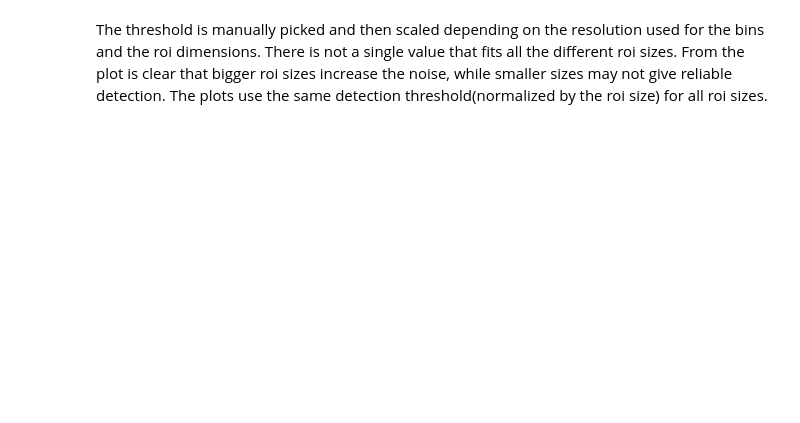
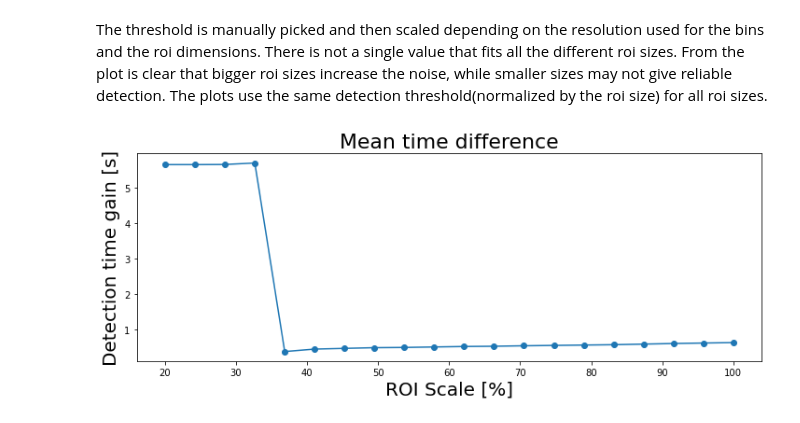
Before and after one commit to event-driven-robotics/EDPR-APRIL, a Jupyter notebook: fault_button/eventrate_test/detection_thresh.ipynb, the cells around one changed output. Drawn from its saved outputs; the diff is of its cells as text; code cells hidden in the pictures; blank space fills up the shorter version.

```diff
--- a/fault_button/eventrate_test/detection_thresh.ipynb
+++ b/fault_button/eventrate_test/detection_thresh.ipynb
@@ -89,2 +91,44 @@ Detection threshold: 8702.400000000001
 # %% [markdown]
 The threshold is manually picked and then scaled depending on the resolution used for the bins and the roi dimensions. There is not a single value that fits all the different roi sizes. From the plot is clear that bigger roi sizes increase the noise, while smaller sizes may not give reliable detection. The plots use the same detection threshold(normalized by the roi size) for all roi sizes.
+# %%
+# dataset_tres_ls = [0.1, 0.01, 0.001, 0.0002, 0.0001]
+scales = np.linspace(1.0, 0.2, 20)
+dataset_tres_ls = 0.01
+t_start = 0
+t_end = np.inf
+press_timing = press_timing[
+    np.logical_and(press_timing[:, 0] > t_start,
+                   press_timing[:, 0] < t_end)
+]
+mean_differences = []
+n_detections = []
+
+for scale in tqdm(scales):
+
+    # scale controlls the radius scale
+    roi = utils.get_roi(roi_center, roi_edge, scale=scale)
+    roi[0] = np.clip(roi[0], 0, 640) # hardcoded img resolution
+    roi[1] = np.clip(roi[1], 0, 480)
+
+    ts_filt, window_size = utils.get_events_roi(events, roi)
+
+    # measure the event rate
+    h, bins = utils.get_hist(ts_filt, dataset_tres, t_start=t_start, t_end=t_end)
+
+    # scale the threshold depending on the time resolution and roi dimension
+    detection_thresh = utils.get_threshold(base_thresh, dataset_tres, window_size, scale)
+    detection_times = utils.get_detections(h, detection_thresh, bins, dataset_tres)
+
+    differences = utils.measure_time_difference(detection_times, press_timing)
+    mean_differences.append(np.mean(differences))
+    n_detections.append(len(detection_times) - len(press_timing))
+# %%
+fig = plt.figure(figsize=(12, 9))
+ax = fig.add_subplot(2, 1, 1)
+ax.plot(scales * 100, mean_differences, marker="o")
+# ax.set_xticks(scales)
+ax.set_xlabel("ROI Scale [%]", fontsize=20)
+ax.set_ylabel("Detection time gain [s]", fontsize=20)
+ax.set_title("Mean time difference", fontsize=22);
+# %% [output]
+[figure, added]
```
Also changed, not shown: parts of 4 cells of this notebook, 4 other files.
